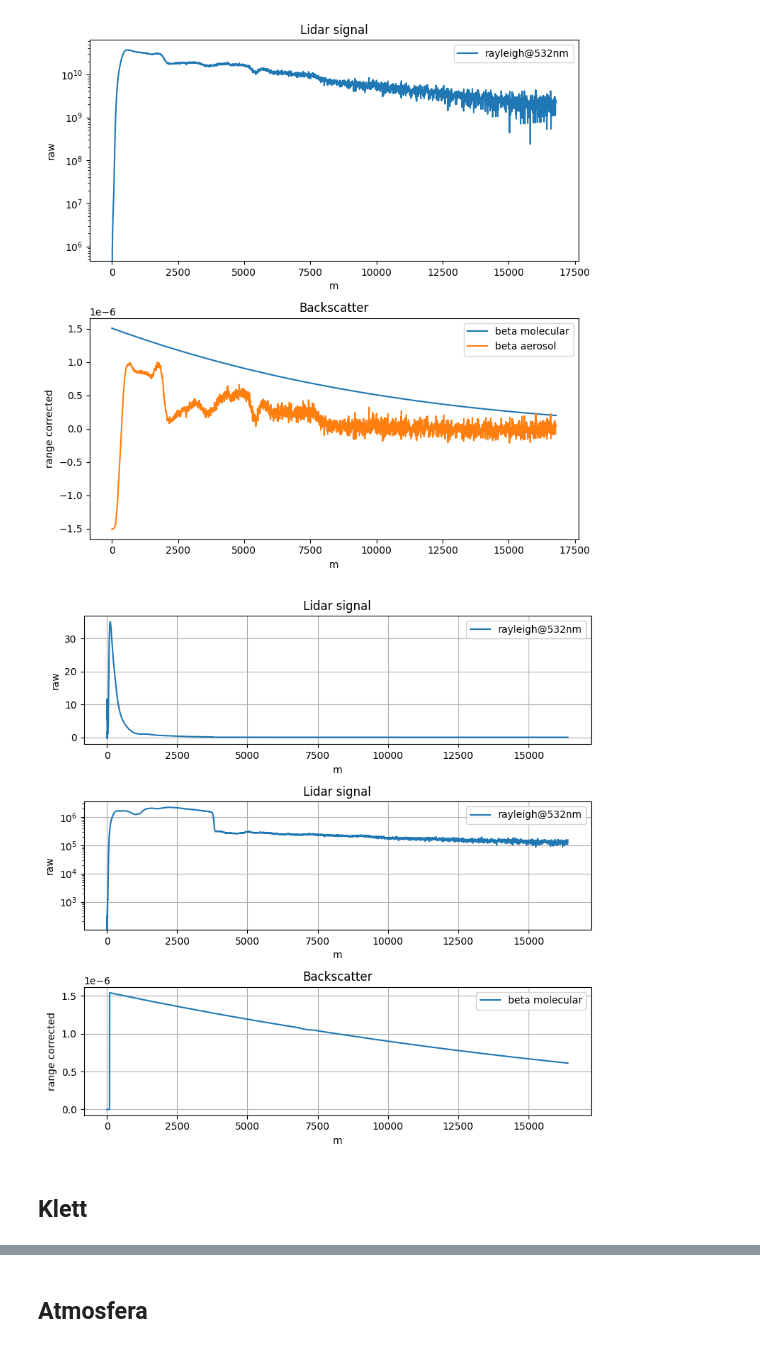
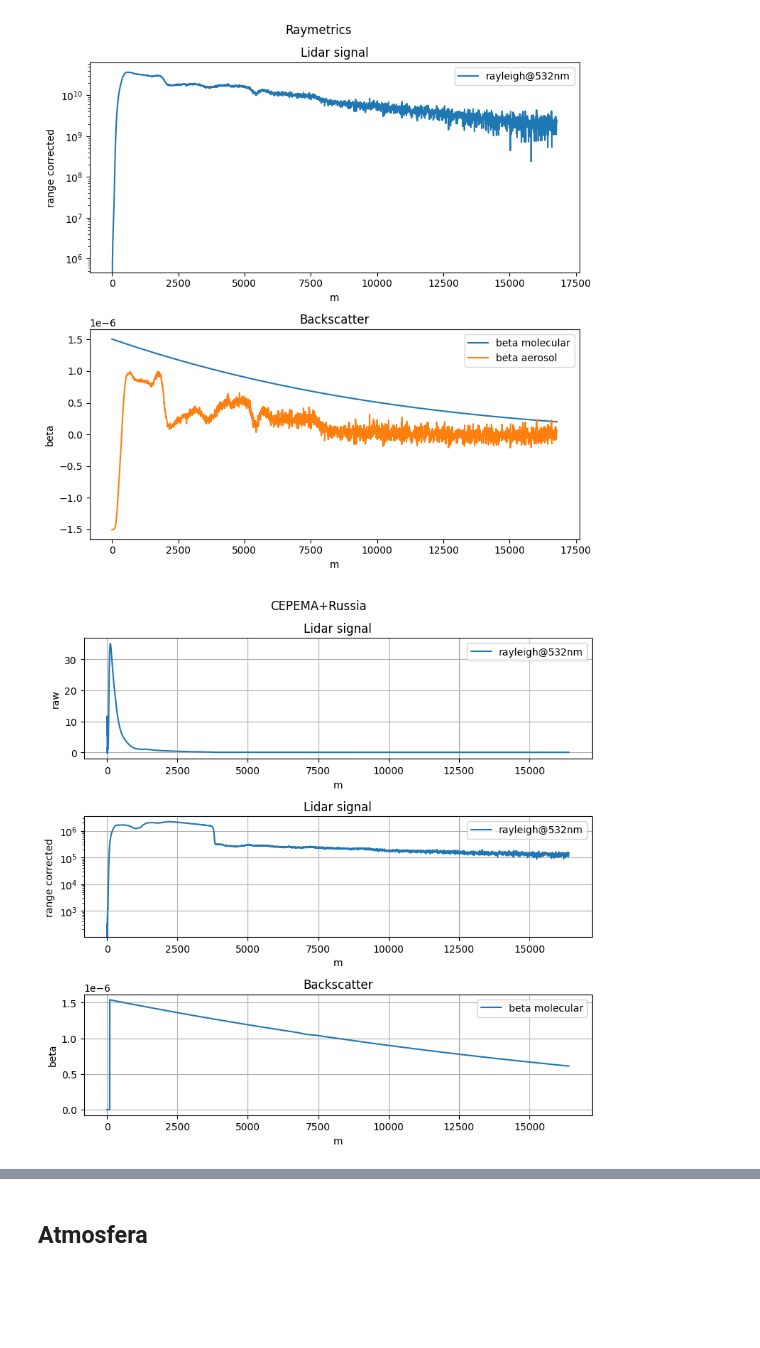
Before and after one commit to JairoRotava/lifa, a Jupyter notebook: notebooks/klett and raman processing.ipynb, the cells around one changed output, grey strips where cells are left out. Cells and saved outputs as stored; diff of their text form; code cells hidden in the pictures; blank space fills up the shorter version.

Commit message:
Notebook klett e raman

```diff
--- a/notebooks/klett processing.ipynb
+++ b/notebooks/klett and raman processing.ipynb
@@ -23,25 +28,27 @@ raymetrics['z'] = ref_data['Altitude(m)'].to_numpy()
 raymetrics['rayleigh_rc'] =  ref_data['Range Corrected Signal(m^-1 sr^-1)'].to_numpy()
 raymetrics['rayleigh_lambda'] = 532
 
+# Estes valores vieram da unidade de testes no codigo da Raymetrics
 raymetrics['lidar_ratio'] = 50
 raymetrics['index_reference'] = 1338    #1338*7,5=10.035 m
 raymetrics['reference_range'] = 134     #134*7,5=1005 m
 raymetrics['beta_aerosol_reference'] = 3E-8
 raymetrics['bin_width'] = 7.5
 
-
+# Dados calculados por klett
 ref_klett_data = pd.read_csv('./sample_data/klett/b532_20160406_0029_0229.txt', delimiter='\t')
 raymetrics['molecular_backscatter'] = ref_klett_data['beta_molecular(m^-1 sr^-1)'].to_numpy()
 raymetrics['aerosol_backscatter'] = ref_klett_data['beta_aerosol(m^-1 sr^-1)'].to_numpy()
 
-# Dados de entrada
+# Apresenta grafico dos dados
 plt.figure(figsize=(8,8))
+plt.suptitle('Raymetrics')
 plt.subplot(2,1,1)
 plt.plot(raymetrics['z'], raymetrics['rayleigh_rc'], label='rayleigh@{}nm'.format(raymetrics['rayleigh_lambda']) )
 plt.title('Lidar signal')
 plt.yscale('log')
 plt.legend(loc='upper right')
-plt.ylabel('raw')
+plt.ylabel('range corrected')
 plt.xlabel('m')
 
 plt.subplot(2,1,2)
@@ -52,13 +59,13 @@ plt.plot(raymetrics['z'], raymetrics['aerosol_backscatter'], label='beta aerosol
 plt.title('Backscatter')
 #plt.yscale('log')
 plt.legend(loc='upper right')
-plt.ylabel('range corrected')
+plt.ylabel('beta')
 plt.xlabel('m')
 
 plt.tight_layout() # Adjusts subplot parameters for a tight layout
 plt.show()
 # %% [output]
-[figure, old version]
+[figure, new version]
 # %%
 # Dados exemplo programa russos
 rus_data = pd.read_csv('./sample_data/raman/signal.txt', delimiter='\t')
@@ -78,32 +85,34 @@ russia['molecular_extinction'] = rus_data['MolecExt532_Anlg'].to_numpy()
 russia['elevation_angle'] = 32
 
 # background subtraction
+# Background foi retirado no sinal antes de exportar os dados do programa russo. Está aqui somente como exemplo
 min_bg = -1000
 max_bg = -1
 russia['rayleigh_bgc'], rayleigh_bg_mean, rayleigh_bg_std = pre.subtract_background(russia['rayleigh'], min_bg, max_bg)
 russia['raman_bgc'], raman_bg_mean, raman_bg_std = pre.subtract_background(russia['raman'], min_bg, max_bg)
 
-# Range correction
+# Aplica Range correction no sinal com background ja removido
 russia['rayleigh_rc'] = pre.apply_range_correction(russia['rayleigh'], russia['z'])
 russia['raman_rc'] = pre.apply_range_correction(russia['raman'], russia['z'])
 
 
-# TODO: Preciso entender essa bagaca ainda
+# Lidar ratio é a divisão entre o coeficiente alfa de extinsão e beta de backscattering. Depende da particula. Para 532nm ~50
 russia['lidar_ratio'] = 50
-russia['index_reference'] = 1338    #1338*7,5=10.035 m
-russia['reference_range'] = 134     #134*7,5=1005 m
-russia['beta_aerosol_reference'] = 3E-8
+# Pixel onde inicia a região de referencia para klett, onde não deve existir mais espalhamento por aerosol
+russia['index_reference'], russia['reference_range'] = hp.meters_to_bins(10000, 500, russia['z'])
+# Valor do beta para aerosol na região de referencia. Idealmente é zero, pois é desejado que a região de referencia tenha somente resposta molecular
+russia['beta_aerosol_reference'] = 0E-8
 russia['bin_width'] = 3.75
 
 
-# Resultados klett
+# Resultados klett obtidos com software russo
 russia_klett = pd.read_csv('./sample_data/raman/c532_Klett 532_.txt', delimiter='\t')
 russia['z_klett'] = russia_klett['H'].to_numpy()
 russia['klett_extinction'] = russia_klett['Ext'].to_numpy()
 russia['klett_backscatter'] = russia_klett['Back'].to_numpy()
 russia['klett_lidar_ratio'] = russia_klett['LR'].to_numpy()
 
-# Resultados Raman
+# Resultados Raman obtidos com software russo
 russia_raman = pd.read_csv('./sample_data/raman/c532_Raman 532_.txt', delimiter='\t')
 russia['z_raman'] = russia_raman['H'].to_numpy()
 russia['raman_extinction'] = russia_raman['Ext'].to_numpy()
@@ -111,50 +120,44 @@ russia['raman_backscatter'] = russia_raman['Back'].to_numpy()
 russia['raman_lidar_ratio'] = russia_raman['LR'].to_numpy()
 
 
-
-
-# dados para comparacao
-#lidar_data['aerosol_backscatter']
-
 # Dados de entrada
 plt.figure(figsize=(8,8))
+plt.suptitle('CEPEMA+Russia')
 plt.subplot(3,1,1)
 plt.plot(russia['z'], russia['rayleigh'], label='rayleigh@{}nm'.format(raymetrics['rayleigh_lambda']) )
 plt.title('Lidar signal')
 #plt.yscale('log')
 plt.legend(loc='upper right')
 plt.ylabel('raw')
 plt.xlabel('m')
 plt.grid(True)
 
 
 plt.subplot(3,1,2)
 plt.plot(russia['z'], russia['rayleigh_rc'], label='rayleigh@{}nm'.format(raymetrics['rayleigh_lambda']) )
 plt.title('Lidar signal')
 plt.yscale('log')
 plt.legend(loc='upper right')
-plt.ylabel('raw')
+plt.ylabel('range corrected')
 plt.xlabel('m')
 plt.grid(True)
 
 plt.subplot(3,1,3)
 plt.plot(russia['z'], russia['molecular_backscatter'], label='beta molecular')
 #plt.plot(raymetrics['z'], raymetrics['aerosol_backscatter'], label='beta aerosol')
 #plt.plot(lidar_data['z'], lidar_data['raman_rc'], label='raman@{}nm'.format(lidar_data['raman_lambda']))
 plt.title('Backscatter')
 #plt.yscale('log')
 plt.legend(loc='upper right')
-plt.ylabel('range corrected')
+plt.ylabel('beta')
 plt.xlabel('m')
 plt.grid(True)
 
 plt.tight_layout() # Adjusts subplot parameters for a tight layout
 plt.show()
 # %% [output]
-[figure, old version]
+[figure, new version]
 # %%
 # Atribui dados as serem processados
 lidar_data = russia
 #lidar_data = raymetrics
-# %% [markdown]
-## Klett
```
Also changed, not shown: parts of 17 cells of this notebook, 1 other file.
